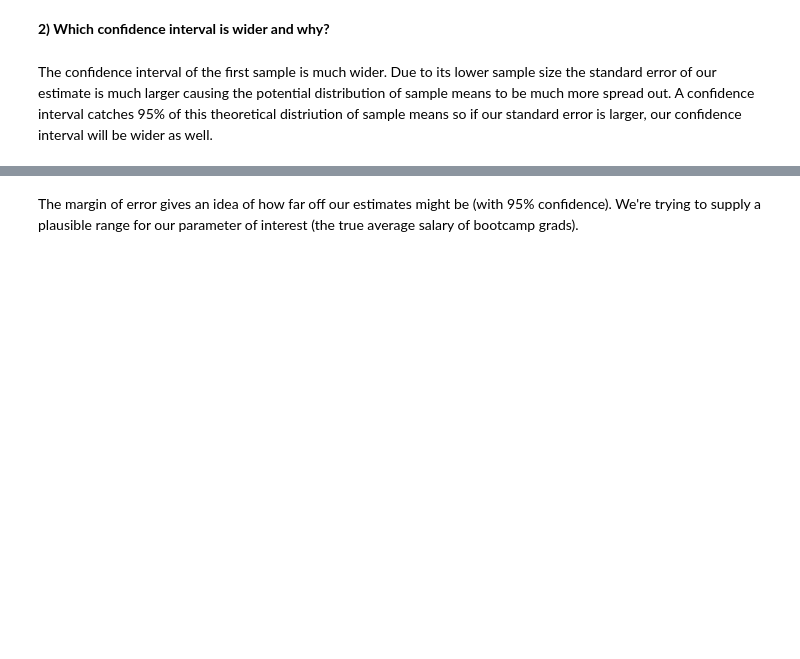
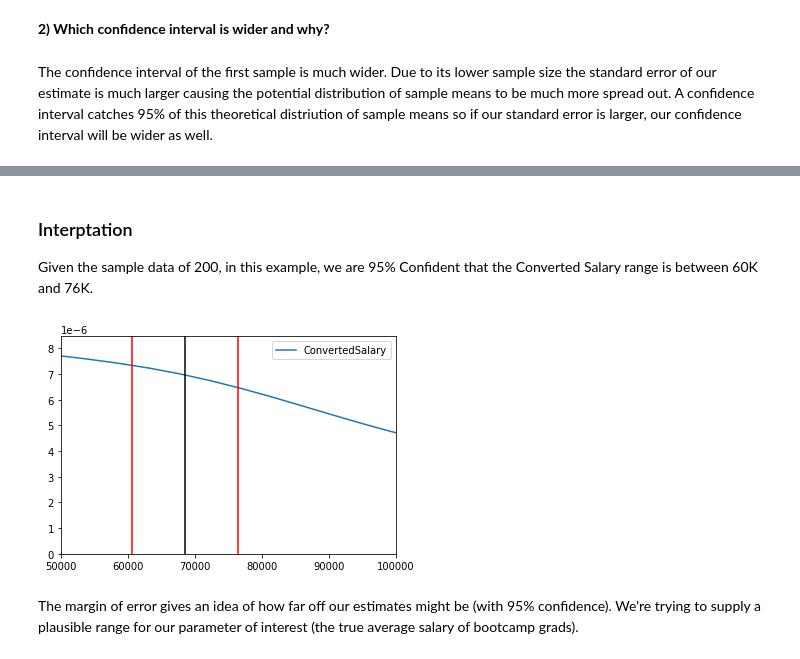
Before and after one commit to jadisiii/DS-Unit-1-Sprint-2-Statistics, a Jupyter notebook: Ray_Arbizu_LS_DS_123_Confidence_Intervals_Assignment.ipynb, the cells around one changed output, grey strips where cells are left out. Cells and saved outputs as stored; diff of their text form; code cells hidden in the pictures; blank space fills up the shorter version.

```diff
--- a/Ray_Arbizu_LS_DS_123_Confidence_Intervals_Assignment.ipynb
+++ b/Ray_Arbizu_LS_DS_123_Confidence_Intervals_Assignment.ipynb
@@ -30,0 +90,6 @@ The provided dataset holds 14 columns of information about individuals who make
+# %%
+# Sample with 200
+s200_csalary = samp200['ConvertedSalary']
+# %%
+CI02 = stats.bayes_mvs(s200_csalary, alpha=.95)
+CI02
@@ -37,3 +122,15 @@ The confidence interval of the first sample is much wider. Due to its lower samp
+# %% [markdown]
+### Interptation
+Given the sample data of 200, in this example, we are 95% Confident that the Converted Salary range is between 60K and 76K.
+# %%
+# KDE Plot Zoomed in for the 200 Sample
+sns.kdeplot(s200_csalary)
+plt.xlim(50000,100000)
+plt.axvline(x=np.mean(s200_csalary), color='k')
+plt.axvline(x=CI02[0][1][0], color='r')
+plt.axvline(x=CI02[0][1][1], color='r');
+# %% [output]
+[figure, added]
 # %% [markdown]
 The margin of error gives an idea of how far off our estimates might be (with 95% confidence). We're trying to supply a plausible range for our parameter of interest (the true average salary of bootcamp grads).
 # %% [markdown]
```
Also changed, not shown: parts of 22 cells of this notebook.
